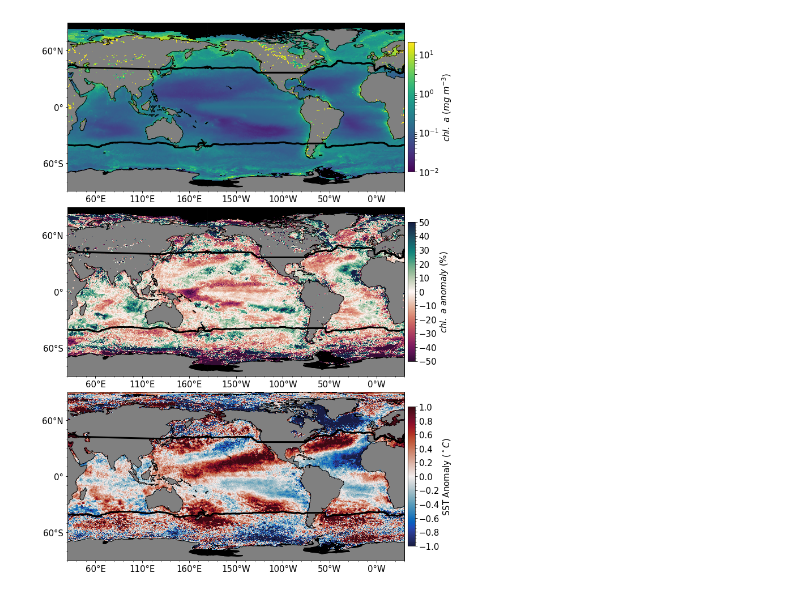
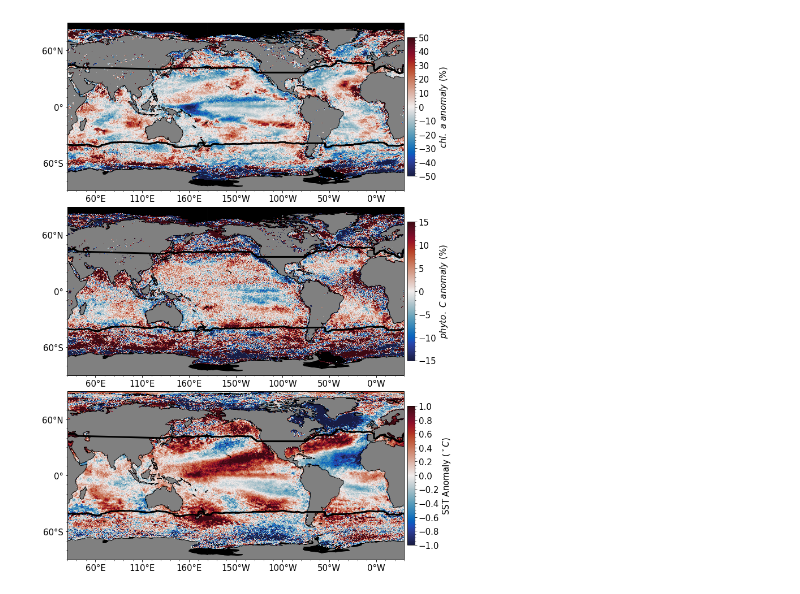
Before and after one commit to madHatter106/state-of-the-climate, a Jupyter notebook: soc2018/ipynb/Making_Maps_6_multipanelfigure_chl_chl_anom_sst_anom.ipynb, the cells around one changed output. Cells and saved outputs as stored; diff of their text form; code cells hidden in the pictures.

Commit message:
computed phytoC anom, stored it  and mapped it

```diff
--- a/soc2018/ipynb/Making_Maps_6_multipanelfigure_chl_chl_anom_sst_anom.ipynb
+++ b/soc2018/ipynb/Making_Maps_6_multipanelfigure_chl_chl_anom_sst_anom.ipynb
@@ -140,10 +142,9 @@ def plot_isotherm(ax, df, transform):
     ax.plot(df.lon, df.lat, zorder=1, lw=3, color='k', transform=transform)
     return None
 # %%
-xr_anom = xr.open_dataset('./xr_anom_2018.nc')
+xr_anom = xr.open_dataset('./xr_anom_2018_2019-02-19 12:04:38.446809.nc')
 df_south = pd.read_csv('../sst_iso_south.txt', delim_whitespace=True,
                        names=['lon', 'lat'])
 df_north = pd.read_csv('../sst_iso_north.txt', delim_whitespace=True,
                       names=['lon', 'lat'])
-ds = xr.open_dataset('./xr_sst_chl_2019-02-07 10:07:40.833574.nc')
 # %%
@@ -179,37 +181,42 @@ sst_anom_payload = {'ticks': mtick.LogLocator(subs=range(10)),
                'extend':'neither',
                'aspect': 20,
                'shrink': 0.7}
+# %%
+# 3-panel version with chl, chl anom, sst
+central_long = -150
+tran = ccrs.PlateCarree(central_longitude=central_long)
+lat = xr_anom.lat
+lon = xr_anom.lon
+#chl_ = ds.year_avg_aqua_chl
+#sst_ = ds.year_avg_aqua_sst
+chl_anom = xr_anom.time_avg_aqua_chl_anom
+sst_anom = xr_anom.time_avg_sst_anom
+bbp_anom = xr_anom.time_avg_aqua_bbp_443_anom
+phyC_anom = xr_anom.time_avg_aqua_phyC_anom
 # %%
-# 3-panel version with chl, chl anom, sst
-central_long = -150
-tran = ccrs.PlateCarree(central_longitude=central_long)
-lat = xr_anom.lat
-lon = xr_anom.lon
-chl_ = ds.year_avg_aqua_chl
-sst_ = ds.year_avg_aqua_sst
-chl_anom = xr_anom.time_avg_aqua_chl_anom
-sst_anom = xr_anom.time_avg_sst_anom
+vmin_bbp, vmax_bbp = -11, -7
+tbbp = np.linspace(-11, -7, num=vmax_bbp - vmin_bbp + 1).astype('int')
+tl_bbp = [r'$1e^{%d}$' % ti for ti in tbbp]
 
 f_3panel, axs = pl.subplots(nrows=3, figsize=(11, 18),
                          subplot_kw={'projection': tran})
 
 f_3panel.subplots_adjust(hspace=0)
-qm_chl = map_ax(axs[0], chl_, add_cbar=False, cb_payload=chl_payload)
-qm_chl_anom = map_ax2(axs[1], chl_anom, vmin=-50, vmax=50, cmap=cm.curl_r,
+
+qm_chl_anom = map_ax2(axs[0], chl_anom, vmin=-50, vmax=50, cmap=cm.balance,
                   add_cbar=False)
-cax = format_cbar_ticks(qm_chl_anom, ax=axs[1], ticks=range(-50, 51, 10), tick_labels=None)
+cax = format_cbar_ticks(qm_chl_anom, ax=axs[0], ticks=range(-50, 51, 10), tick_labels=None)
 cax.set_label(r'$chl.\ a\ anomaly\ (\%)$')
-"""qm_sst = map_ax2(axs[2], sst_, vmin=1, vmax=40, cb_payload=sst_payload,
-                  add_cbar=False, cmap=cm.thermal)
-cax = format_cbar_ticks(qm_sst, ax=axs[2], ticks=np.arange(0, 40, 5), tick_labels=None)
-cax.set_label(r'$SST\ (^\circ C)$')"""
+qm_phytoC_anom = map_ax2(axs[1], phyC_anom, vmin=-15, vmax=15, cmap=cm.balance, add_cbar=False)
+cax = format_cbar_ticks(qm_phytoC_anom, ax=axs[1], ticks=np.arange(-15, 20, step=5), tick_labels=None)
+cax.set_label(r'$phyto.\ C\ anomaly\ (\%)$')
 qm_sst_anom = map_ax2(axs[2], sst_anom, vmin=-1, vmax=1, step=0.2,
                    cb_payload=sst_anom_payload, add_cbar=False)
 cax = format_cbar_ticks(qm_sst_anom, ax=axs[2], ticks=np.arange(-1, 1.2, 0.2),
                         tick_labels=None)
 cax.set_label(r'SST Anomaly ($^\circ C$)')
 # %% [output]
-[figure, old version]
+[figure, new version]
 # %%
 f_3panel.savefig('../FigJar/maps_3panel_w_sst_anomaly%s.png' % DT.now(),
                  dpi=300, format='png')
```
Also changed, not shown: parts of 5 cells of this notebook, 5 other files.
